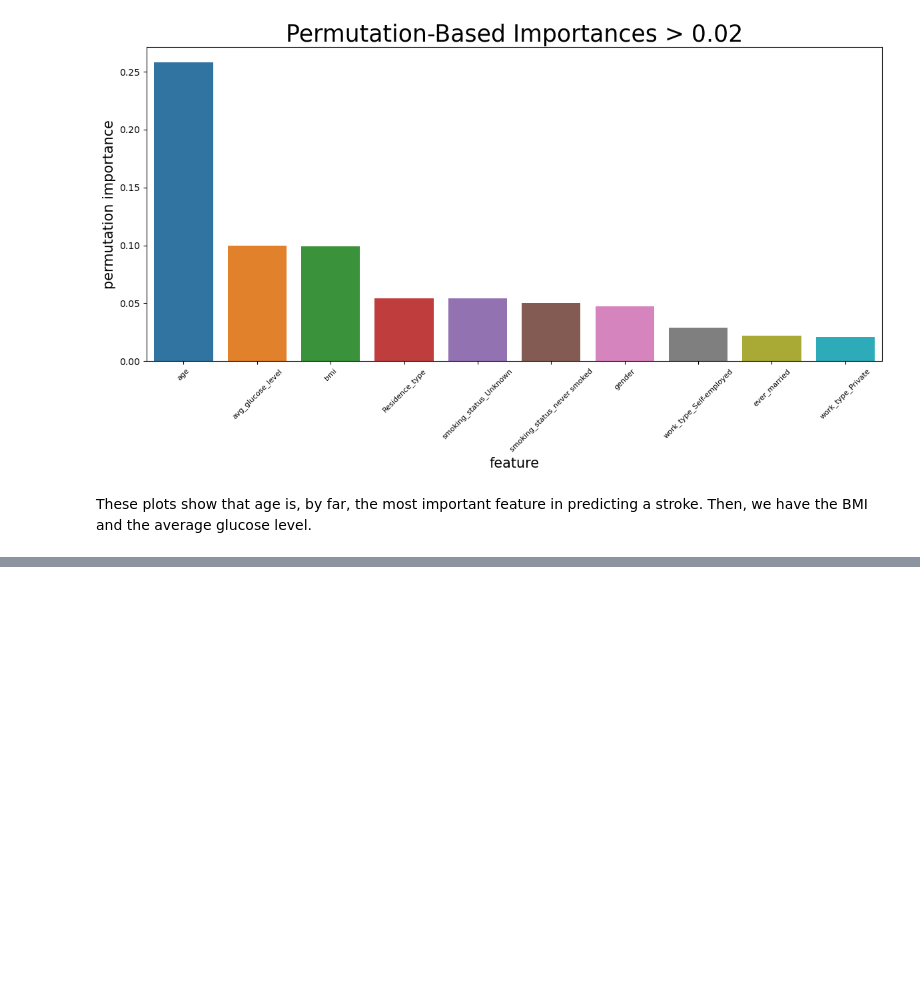
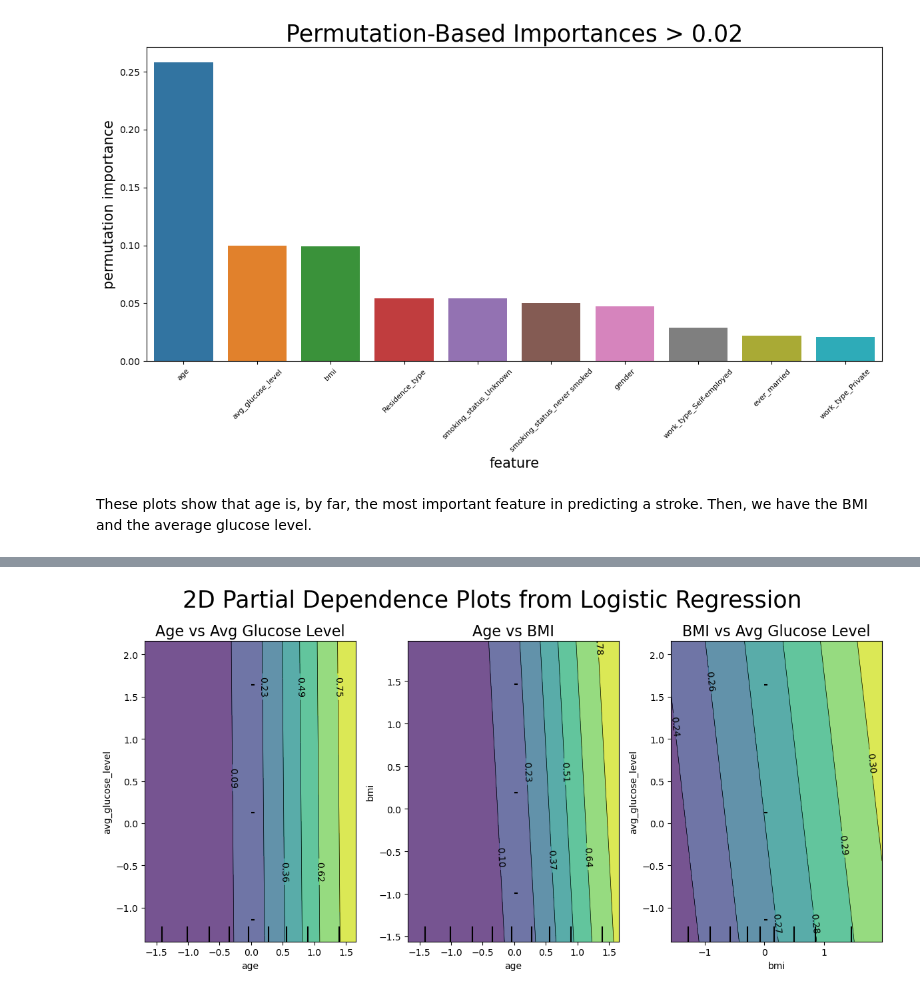
Before and after one commit to pjaiswalusf/Stroke-Prediction, a Jupyter notebook: StrokePrediction.ipynb, the cells around one changed output, grey strips where cells are left out. Cells and saved outputs as stored; diff of their text form; code cells hidden in the pictures; blank space fills up the shorter version.

```diff
--- a/StrokePrediction.ipynb
+++ b/StrokePrediction.ipynb
@@ -1116,0 +1213,21 @@ These plots show that age is, by far, the most important feature in predicting a
+# %%
+fig,(ax1,ax2,ax3) = plt.subplots(ncols=3, figsize=(12,6))
+
+f_names1 = [('age', 'avg_glucose_level')]
+f_names2 = [('age', 'bmi')]
+f_names3 = [('bmi', 'avg_glucose_level')]
+
+ax1 = PartialDependenceDisplay.from_estimator(logreg_model, OHE_X_test, f_names1, ax=ax1)
+plt.title('Age vs Avg Glucose Level', size=16)
+
+ax2 = PartialDependenceDisplay.from_estimator(logreg_model, OHE_X_test, f_names2, ax=ax2)
+plt.title('Age vs BMI', size=16)
+
+ax3 = PartialDependenceDisplay.from_estimator(logreg_model, OHE_X_test, f_names3, ax=ax3)
+plt.title('BMI vs Avg Glucose Level', size=16)
+
+plt.suptitle('2D Partial Dependence Plots from Logistic Regression', size=25)
+
+plt.tight_layout()
+# %% [output]
+[figure, added]
```
Also changed, not shown: parts of 21 cells of this notebook.
